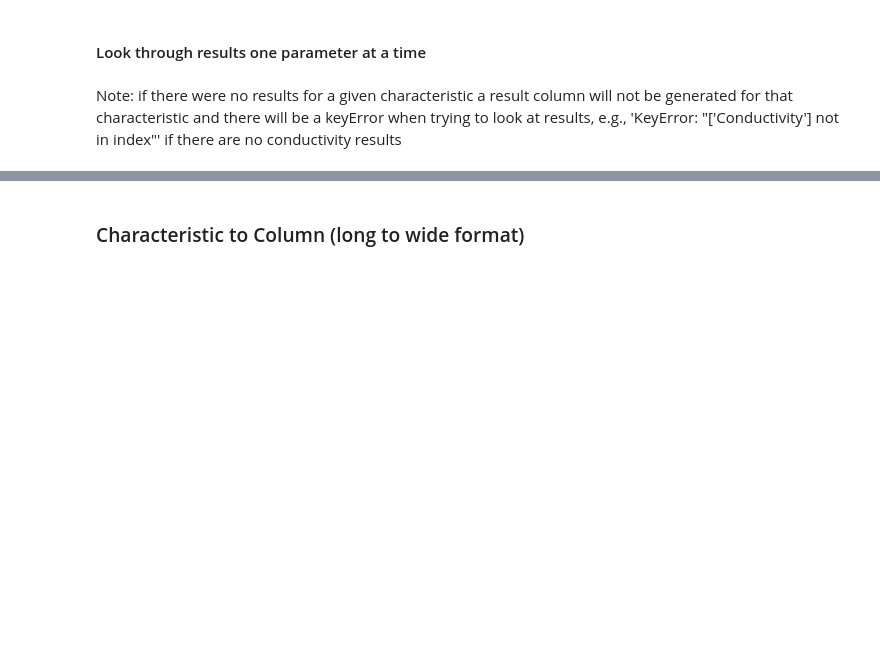
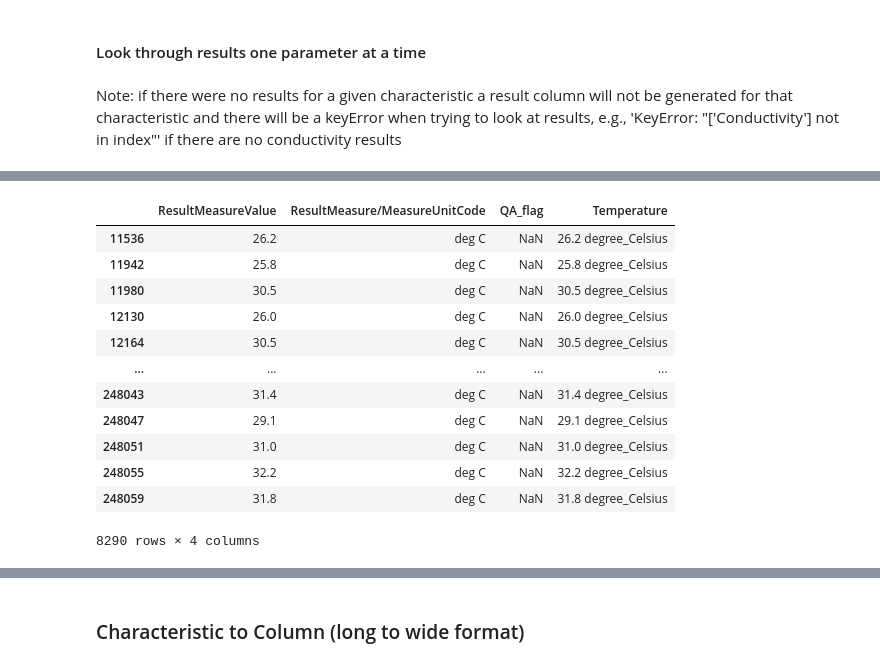
Before and after one commit to USEPA/harmonize-wq, a Jupyter notebook: demos/Harmonize_GOM.ipynb, the cells around one changed output, grey strips where cells are left out. Drawn from its saved outputs; the diff is of its cells as text; code cells hidden in the pictures; blank space fills up the shorter version.

```diff
--- a/demos/Harmonize_GOM.ipynb
+++ b/demos/Harmonize_GOM.ipynb
@@ -318,5 +216,19 @@ df.loc[df['CharacteristicName']=='Depth, Secchi disk depth', cols + ['Secchi']]
 # %%
 # Temperature
-df.loc[df['CharacteristicName']=='Temperature, water', cols + ['Temperature']]
+df_cleaned.loc[df_cleaned['CharacteristicName']=='Temperature, water', cols + ['Temperature']]
+# %% [output]
+|  | ResultMeasureValue | ResultMeasure/MeasureUnitCode | QA_flag | Temperature |
+| 11536 | 26.2 | deg C | NaN | 26.2 degree_Celsius |
+| 11942 | 25.8 | deg C | NaN | 25.8 degree_Celsius |
+| 11980 | 30.5 | deg C | NaN | 30.5 degree_Celsius |
+| 12130 | 26.0 | deg C | NaN | 26.0 degree_Celsius |
+| 12164 | 30.5 | deg C | NaN | 30.5 degree_Celsius |
+| ... | ... | ... | ... | ... |
+| 248043 | 31.4 | deg C | NaN | 31.4 degree_Celsius |
+| 248047 | 29.1 | deg C | NaN | 29.1 degree_Celsius |
+| 248051 | 31.0 | deg C | NaN | 31.0 degree_Celsius |
+| 248055 | 32.2 | deg C | NaN | 32.2 degree_Celsius |
+| 248059 | 31.8 | deg C | NaN | 31.8 degree_Celsius |
+8290 rows × 4 columns
 # %%
 # Dissolved Oxygen
```
Also changed, not shown: parts of 52 cells of this notebook.
